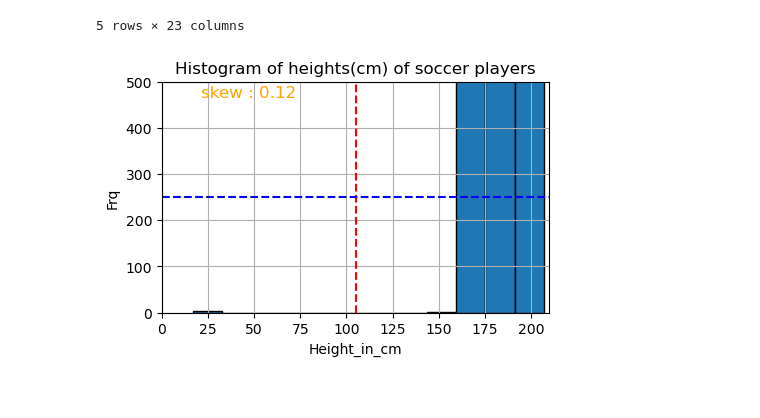
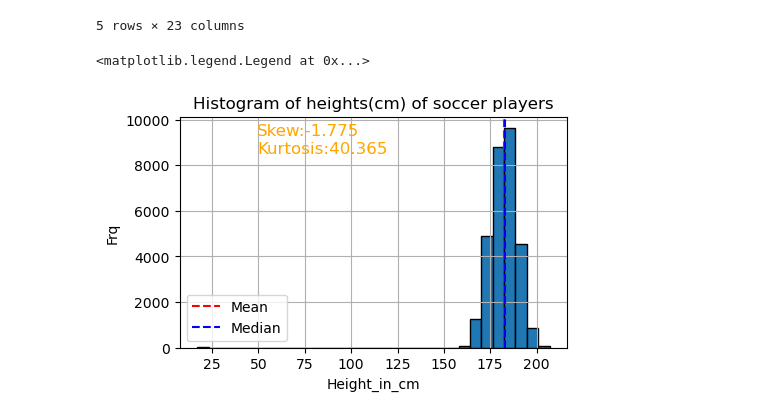
Before and after one commit to harleme05/classwork, a Jupyter notebook: w8.1-uni-viz.ipynb, the cells around one changed output. Saved outputs shown, nothing was run; the diff lists cells and outputs as text; code cells hidden in the pictures.

```diff
--- a/w8.1-uni-viz.ipynb
+++ b/w8.1-uni-viz.ipynb
@@ -20,27 +21,29 @@ df.head()
 # %%
 # hist in plt
 plt.figure(figsize=(5,3))
 hts = df["height_in_cm"]
-plt.hist(x = hts, bins = 12, edgecolor = "black")
+bins = round(hts.count()**(1/3))
+plt.hist(x = hts, bins = bins, edgecolor = "black")
 plt.xlabel("Height_in_cm")
 plt.ylabel("Frq")
 plt.title("Histogram of heights(cm) of soccer players")
-plt.xlim(0,210)
-plt.ylim(0,500)
 plt.grid(True)
-text = "skew : 0.12"
+sk = stats.skew(hts, nan_policy="omit")
+kurt = stats.kurtosis(hts, nan_policy="omit")
+text = f"Skew:{sk:.3f}\nKurtosis:{kurt:.3f}"
  # plt.text(x=110, y=250, s=text, ha="center", va = "center", fontsize = 12, color = "orange")
 plt.text(
-    x=0.1,
-    y=0.95,
+    x=0.2,
+    y=0.90,
     s=text,
    # ha="center",
     va = "center",
     fontsize = 12,
     color = "orange",
     transform=plt.gca().transAxes)
-plt.axvline(x=105, color = "r", linestyle = "--", label = "Mean")
-plt.axhline(y=250, color = "b",linestyle = "--", label="Cenetr")
-plt.show()
+plt.axvline(x=hts.mean(), color = "r", linestyle = "--", label = "Mean")
+plt.axvline(x=hts.median(), color = "b",linestyle = "--", label="Median")
+plt.legend()
 # %% [output]
+<matplotlib.legend.Legend at 0x...>
-[figure, old version]
+[figure, new version]
```
Also changed, not shown: parts of 3 cells of this notebook, 1 other file.
